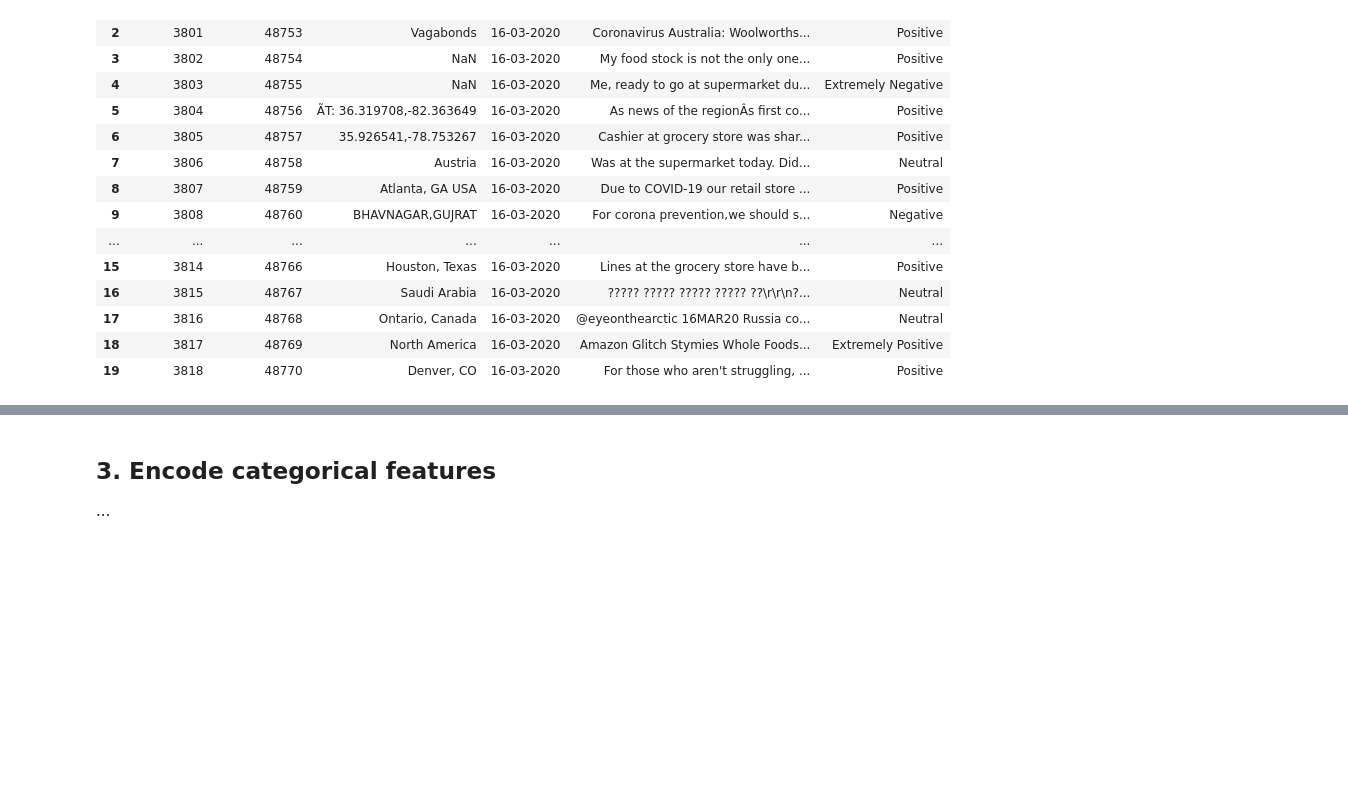
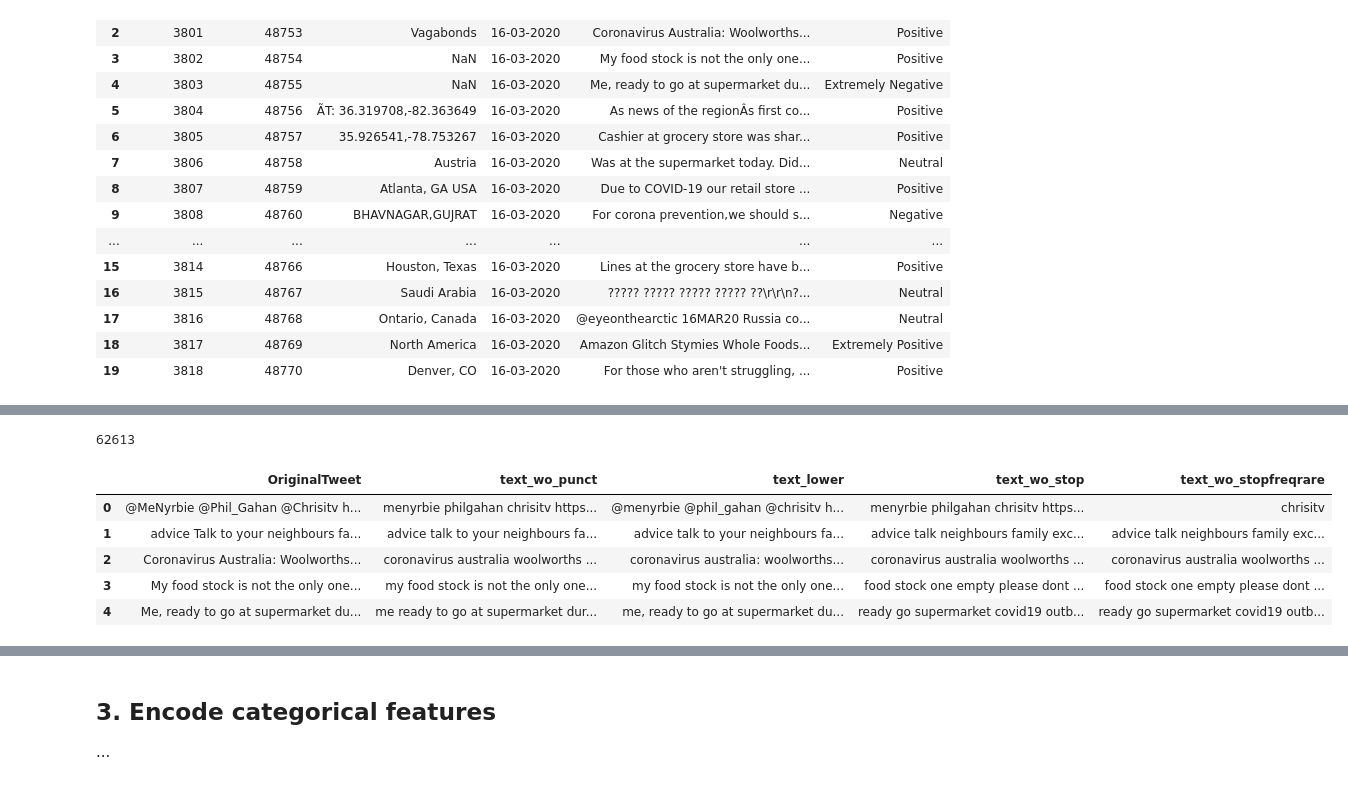
Before and after one commit to Evnsn/Kaggle, a Jupyter notebook: Kaggle/Competitions/Coronavirus tweets NLP - Text Classification/notebooks/main notebook.ipynb, the cells around one changed output, grey strips where cells are left out. Saved outputs shown, nothing was run; the diff lists cells and outputs as text; code cells hidden in the pictures; blank space fills up the shorter version.

Commit message:
Notebook for "Coronavirus tweets"

```diff
--- a/Kaggle/Competitions/Coronavirus tweets NLP - Text Classification/notebooks/main notebook.ipynb
+++ b/Kaggle/Competitions/Coronavirus tweets NLP - Text Classification/notebooks/main notebook.ipynb
@@ -95,0 +191,10 @@ train.head(20)
+# %%
+import string
+
+PUNCT_TO_REMOVE = string.punctuation
+def remove_punctuation(text):
+    """custom function to remove the punctuation"""
+    return text.translate(str.maketrans('', '', PUNCT_TO_REMOVE))
+
+train['text_wo_punct'] = train['text_lower'].apply(lambda text: remove_punctuation(text))
+train.head()
@@ -95,0 +235,8 @@ train.head(20)
+# %%
+STOPWORDS = set(stopwords.words('english'))
+def remove_stopwords(text):
+    """custom function to remove the stopwords"""
+    return " ".join([word for word in str(text).split() if word not in STOPWORDS])
+
+train['text_wo_stop'] = train['text_wo_punct'].apply(lambda text: remove_stopwords(text))
+train.head()
@@ -95,0 +253,8 @@ train.head(20)
+# %%
+from collections import Counter
+cnt = Counter()
+for text in train["text_wo_stop"].values:
+    for word in text.split():
+        cnt[word] += 1
+
+cnt.most_common(30)
@@ -95,0 +296,19 @@ train.head(20)
+# %%
+RAREWORDS = set([w for (w, wc) in cnt.most_common() if wc <= 1])
+len(RAREWORDS)
+# %% [output]
+62613
+# %%
+def remove_rarewords(text):
+    """custom function to remove the rare words"""
+    return " ".join([word for word in str(text).split() if word not in RAREWORDS])
+
+train['text_wo_stopfreqrare'] = train['text_wo_stop'].apply(lambda text: remove_rarewords(text))
+train.head()
+# %% [output]
+|  | OriginalTweet | text_wo_punct | text_lower | text_wo_stop | text_wo_stopfreqrare |
+| 0 | @MeNyrbie @Phil_Gahan @Chrisitv h... | menyrbie philgahan chrisitv https... | @menyrbie @phil_gahan @chrisitv h... | menyrbie philgahan chrisitv https... | chrisitv |
+| 1 | advice Talk to your neighbours fa... | advice talk to your neighbours fa... | advice talk to your neighbours fa... | advice talk neighbours family exc... | advice talk neighbours family exc... |
+| 2 | Coronavirus Australia: Woolworths... | coronavirus australia woolworths ... | coronavirus australia: woolworths... | coronavirus australia woolworths ... | coronavirus australia woolworths ... |
+| 3 | My food stock is not the only one... | my food stock is not the only one... | my food stock is not the only one... | food stock one empty please dont ... | food stock one empty please dont ... |
+| 4 | Me, ready to go at supermarket du... | me ready to go at supermarket dur... | me, ready to go at supermarket du... | ready go supermarket covid19 outb... | ready go supermarket covid19 outb... |
```
Also changed, not shown: parts of 45 cells of this notebook.
